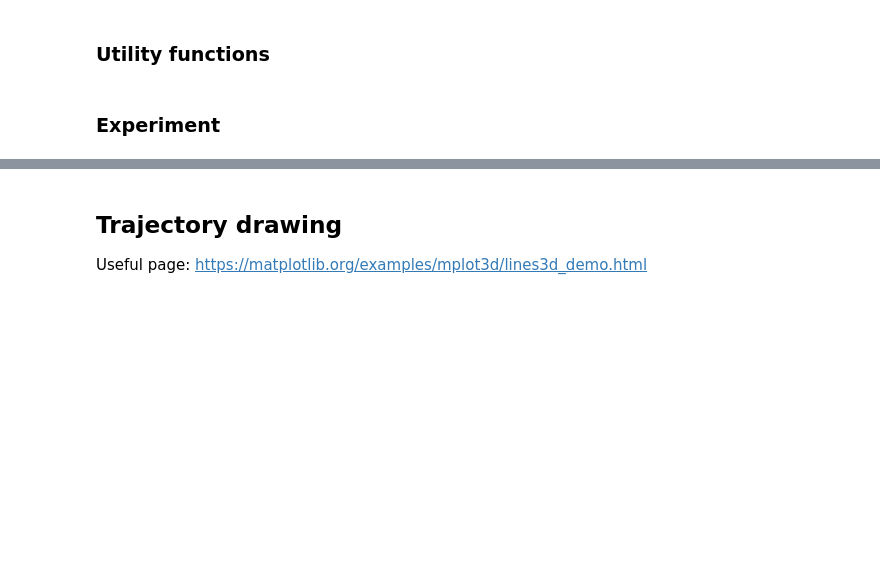
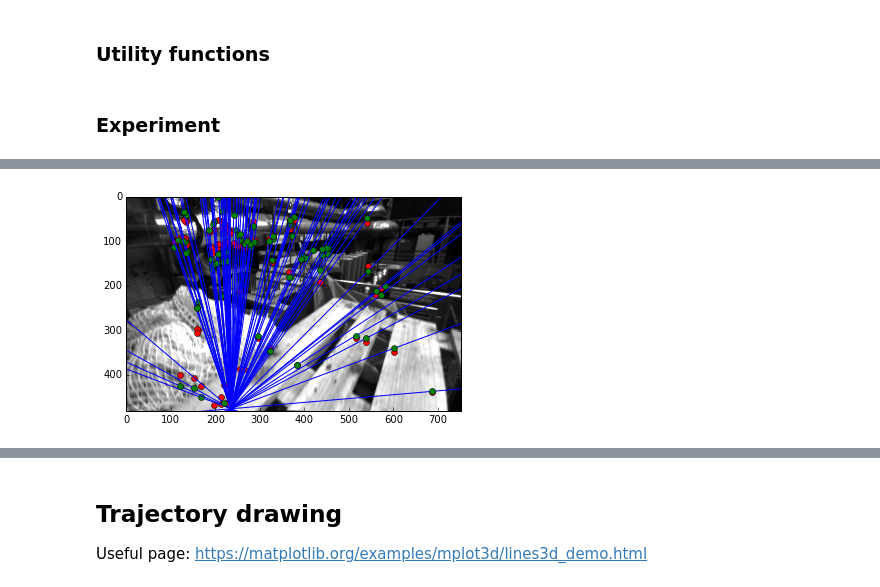
Before and after one commit to jinchenglee/EuRoC_MAV_dataset_tools, a Jupyter notebook: KLT_on_EuRoc_MAV_dataset.ipynb, the cells around one changed output, grey strips where cells are left out. Saved outputs shown, nothing was run; the diff lists cells and outputs as text; code cells hidden in the pictures; blank space fills up the shorter version.

```diff
--- a/KLT_on_EuRoc_MAV_dataset.ipynb
+++ b/KLT_on_EuRoc_MAV_dataset.ipynb
@@ -495,41 +487,44 @@ def plot_epipolar_lines_on_images(points1, points2, im1, im2, f):
         their corresponding epipolar lines. See Figure 1 within the problem set
         handout for an example
     '''
+    h, w = im1.shape
+
     # epipolar line in second image: l' = f x
-    epi_l_p = np.matmul(f, points1.t).t
+    epi_l_p = np.matmul(f, points1.T).T
     # draw points onto image2
-    plt.subplot(121)
+    #plt.subplot(121)
     plt.plot(points2[:,0], points2[:,1], 'ro')
 
     # draw epipolar lines on image2
     num_lines = epi_l_p.shape[0]
     for i in range(num_lines):
         a,b,c = epi_l_p[i]
-        x = np.array([0., 512.])
+        x = np.array([0., w])
         y = -(a*x + c)/b
         plt.plot(x,y,color='b')
         # plot calculated corresponding points
         plt.plot(points2[i,0], -(a*points2[i,0]+c)/b, 'go')
 
-    plt.imshow(im2, extent=[0, 512, 512, 0], cmap='gray')
+    plt.imshow(im2, extent=[0, w, h, 0], cmap='gray')
+    plt.show()
 
     # epipolar line in first image: l = f^t x'
     epi_l = np.matmul(F.T, points2.T).T
     # Draw points onto image1
-    plt.subplot(122)
+    #plt.subplot(122)
     plt.plot(points1[:,0], points1[:,1], 'ro')
 
     # Draw epipolar lines on image1
     num_lines = epi_l.shape[0]
     for i in range(num_lines):
         a,b,c = epi_l[i]
-        x = np.array([0., 512.])
+        x = np.array([0., w])
         y = -(a*x + c)/b
         plt.plot(x,y,color='b')
         # Plot calculated corresponding points
         plt.plot(points1[i,0], -(a*points1[i,0]+c)/b, 'go')
 
-    plt.imshow(im1, extent=[0, 512, 512, 0], cmap='gray')
+    plt.imshow(im1, extent=[0, w, h, 0], cmap='gray')
     plt.show()
 
 
@@ -659,0 +639,68 @@ good_old.shape, good_new.shape
+# %%
+# Read in current and previous frames
+tmp_c = imread(cam0_img_list[fr])
+frame_c = cv2.remap(tmp_c, mapx, mapy, cv2.INTER_LINEAR, cv2.BORDER_TRANSPARENT, 0)
+#plt.imshow(frame_c, cmap='gray')
+#plt.title("Currnt Frame")
+#plt.show()
+tmp_p = imread(cam0_img_list[fr-1])
+frame_p = cv2.remap(tmp_p, mapx, mapy, cv2.INTER_LINEAR, cv2.BORDER_TRANSPARENT, 0)
+#plt.imshow(frame_p, cmap='gray')
+#plt.title("Prev Frame")
+#plt.show()
+
+#-------------------
+# Use all points
+#-------------------
+# Construct homogeneous coordinates points
+one_col = np.ones_like(good_new[:,0]).reshape(-1,1)
+pts_c = np.hstack((good_new[:,:2], one_col))
+pts_p = np.hstack((good_old[:,:2], one_col))
+
+# Calculate fundamental matrix F
+F = normalized_eight_point_alg(pts_c, pts_p)
+
+pFp = [pts_p[i].dot(F.dot(pts_c[i]))
+    for i in range(pts_c.shape[0])]
+print("p'^T F p =", np.abs(pFp).max())
+print("Fundamental Matrix from normalized 8-point algorithm:\n", F)
+print("Distance to lines in image 1 for normalized:", compute_distance_to_epipolar_lines(pts_c, pts_p, F))
+print("Distance to lines in image 2 for normalized:", compute_distance_to_epipolar_lines(pts_p, pts_c, F.T))
+
+# Plotting the epipolar lines
+plot_epipolar_lines_on_images(pts_c, pts_p, frame_c, frame_p, F)
+
+#-------------------
+# Ransac 8 pts
+#-------------------
+# Construct homogeneous coordinates points
+one_col = np.ones_like(good_new[:,0]).reshape(-1,1)
+pts_c = np.hstack((good_new[:,:2], one_col))
+pts_p = np.hstack((good_old[:,:2], one_col))
+
+min_dist = 10000.
+for i in range(1000):
+    ransac_8 = np.random.randint(0, pts_c.shape[0], size=8)
+    rand_pts_c = pts_c[ransac_8]
+    rand_pts_p = pts_p[ransac_8]
+
+    # Calculate fundamental matrix F
+    F = normalized_eight_point_alg(rand_pts_c, rand_pts_p)
+
+    dist1 = compute_distance_to_epipolar_lines(pts_c, pts_p, F)
+    dist2 = compute_distance_to_epipolar_lines(pts_p, pts_c, F.T)
+
+    dist = (dist1 + dist2)/2.
+    if dist < min_dist:
+        pFp = [pts_p[i].dot(F.dot(pts_c[i]))
+            for i in range(pts_c.shape[0])]
+        print("p'^T F p =", np.abs(pFp).max())
+        print("Fundamental Matrix from normalized 8-point algorithm:\n", F)
+        print("Distance to lines in image 1 for normalized:", dist1)
+        print("Distance to lines in image 2 for normalized:", dist2)
+        min_dist = dist
+        min_F = F
+
+# Plotting the epipolar lines
+plot_epipolar_lines_on_images(pts_c, pts_p, frame_c, frame_p, min_F)
+# %% [output]
@@ -659,0 +714 @@ good_old.shape, good_new.shape
+[figure, added]
```
Also changed, not shown: parts of 6 cells of this notebook.
